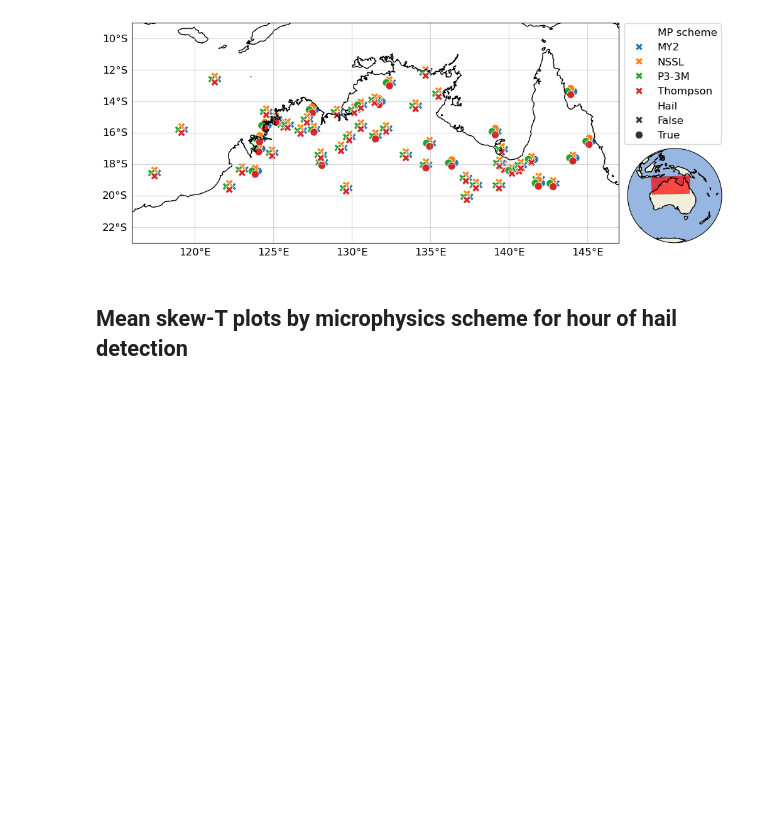
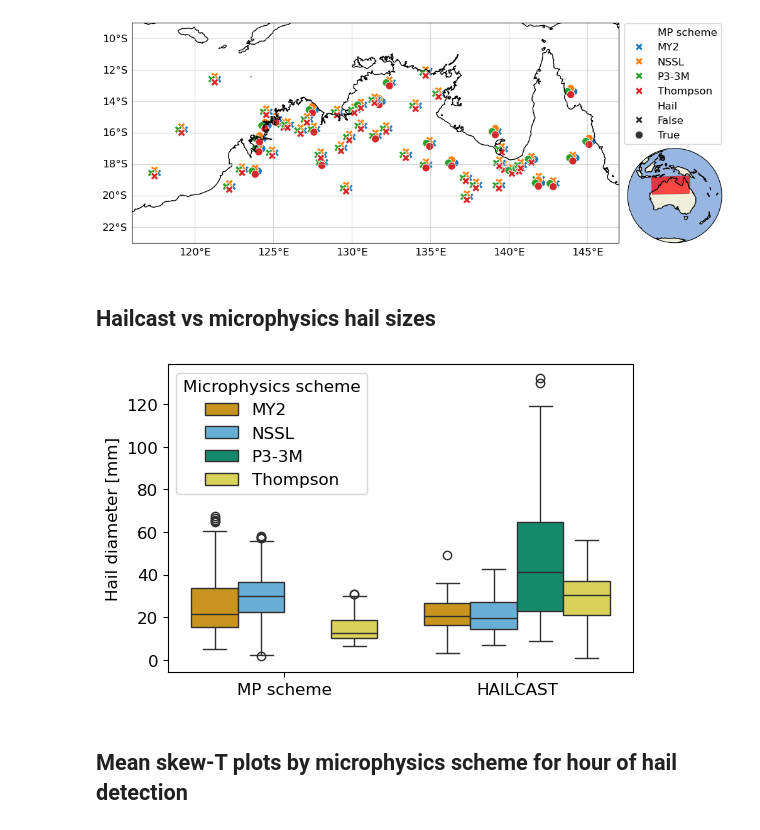
Before and after one commit to traupach/aus_tropics_hail, a Jupyter notebook: analysis/kimberley_hail.ipynb, the cells around one changed output. Drawn from its saved outputs; the diff is of its cells as text; code cells hidden in the pictures; blank space fills up the shorter version.

Commit message:
New comparison of hailcast to mp scheme hail sizes.

```diff
--- a/analysis/kimberley_hail.ipynb
+++ b/analysis/kimberley_hail.ipynb
@@ -294,6 +270,13 @@ results
 nh.plot_hail_simulations(dat=spatial_means, ylim=(-23,-9), xlim=(116, 147), figsize=(10,5), file='paper/figures/sims_map.pdf')
 # %% [output]
 [figure]
+# %% [markdown]
+## Hailcast vs microphysics hail sizes
+# %%
+results['hailcast_damaging_cases'], results['mp_damaging_cases'] = nh.plot_surface_hailsizes(spatial_maxes=spatial_maxes,
+                                                                                             file='paper/figures/hailsizes.pdf')
+# %% [output]
+[figure, added]
 # %% [markdown]
 ## Mean skew-T plots by microphysics scheme for hour of hail detection
 # %%
```
Also changed, not shown: parts of 5 cells of this notebook, 11 other files.
